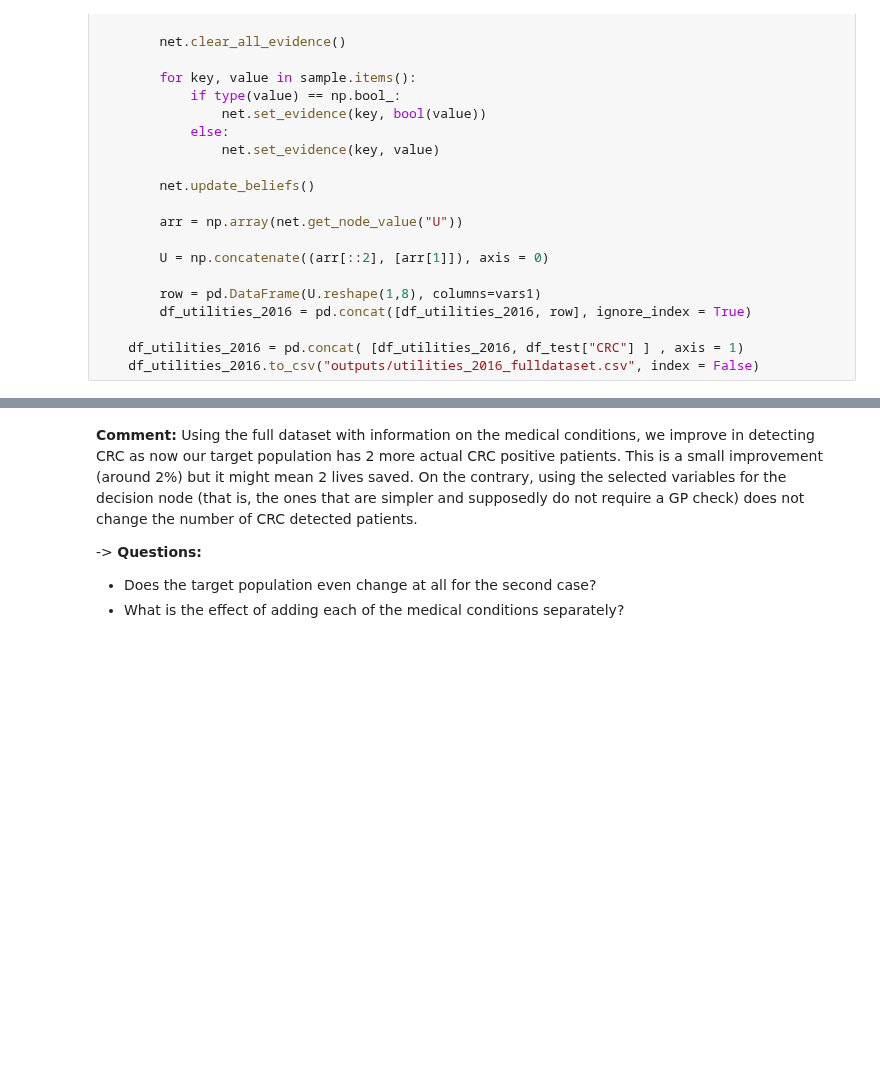
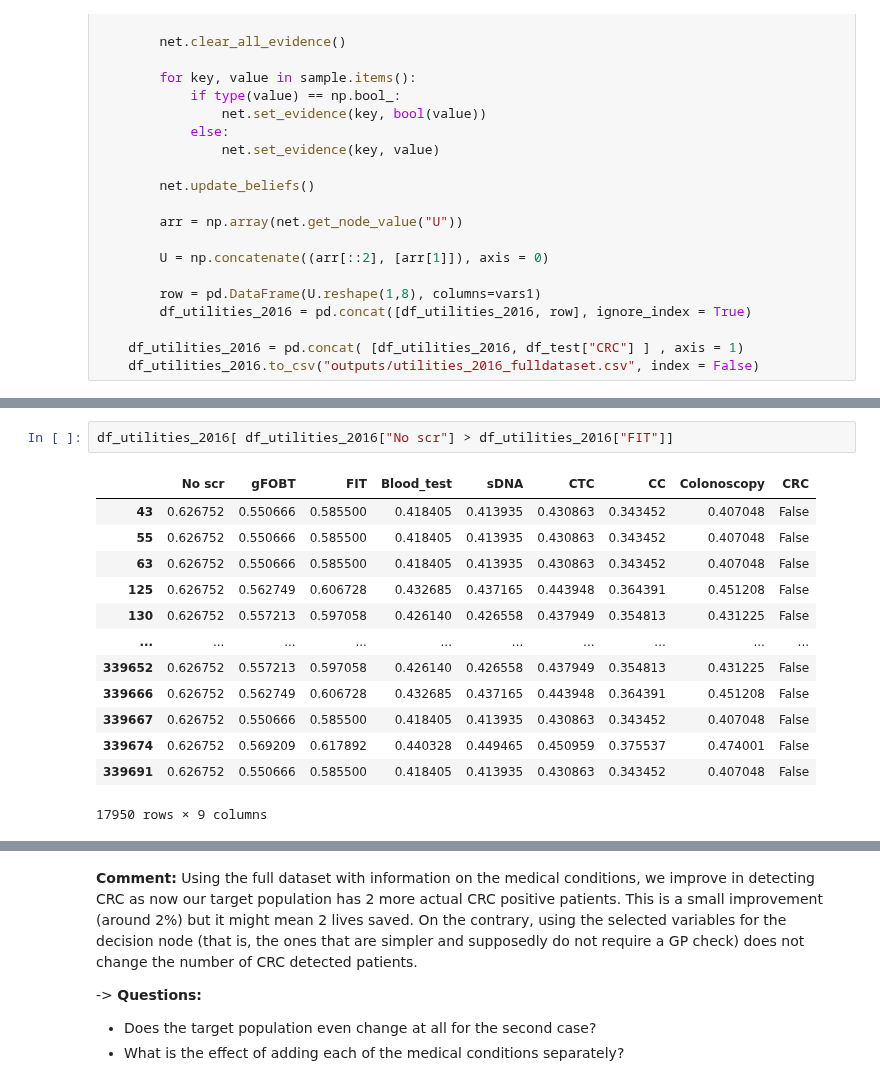
Before and after one commit to DanielCorralesAlonso/Decision_Model_Screening_CRC, a Jupyter notebook: use_cases.ipynb, the cells around one changed output, grey strips where cells are left out. Cells and saved outputs as stored; diff of their text form; blank space fills up the shorter version.

```diff
--- a/use_cases.ipynb
+++ b/use_cases.ipynb
@@ -93,3 +77,19 @@ df_test
+# %%
+df_utilities_2016[ df_utilities_2016["No scr"] > df_utilities_2016["FIT"]]
+# %% [output]
+|  | No scr | gFOBT | FIT | Blood_test | sDNA | CTC | CC | Colonoscopy | CRC |
+| 43 | 0.626752 | 0.550666 | 0.585500 | 0.418405 | 0.413935 | 0.430863 | 0.343452 | 0.407048 | False |
+| 55 | 0.626752 | 0.550666 | 0.585500 | 0.418405 | 0.413935 | 0.430863 | 0.343452 | 0.407048 | False |
+| 63 | 0.626752 | 0.550666 | 0.585500 | 0.418405 | 0.413935 | 0.430863 | 0.343452 | 0.407048 | False |
+| 125 | 0.626752 | 0.562749 | 0.606728 | 0.432685 | 0.437165 | 0.443948 | 0.364391 | 0.451208 | False |
+| 130 | 0.626752 | 0.557213 | 0.597058 | 0.426140 | 0.426558 | 0.437949 | 0.354813 | 0.431225 | False |
+| ... | ... | ... | ... | ... | ... | ... | ... | ... | ... |
+| 339652 | 0.626752 | 0.557213 | 0.597058 | 0.426140 | 0.426558 | 0.437949 | 0.354813 | 0.431225 | False |
+| 339666 | 0.626752 | 0.562749 | 0.606728 | 0.432685 | 0.437165 | 0.443948 | 0.364391 | 0.451208 | False |
+| 339667 | 0.626752 | 0.550666 | 0.585500 | 0.418405 | 0.413935 | 0.430863 | 0.343452 | 0.407048 | False |
+| 339674 | 0.626752 | 0.569209 | 0.617892 | 0.440328 | 0.449465 | 0.450959 | 0.375537 | 0.474001 | False |
+| 339691 | 0.626752 | 0.550666 | 0.585500 | 0.418405 | 0.413935 | 0.430863 | 0.343452 | 0.407048 | False |
+17950 rows × 9 columns
 # %%
 df_selected_current_strategy = df_test[df_test["Age"] == "age_5_old_adult"]
 tot_num_patients = df_selected_current_strategy.shape[0]
```
Also changed, not shown: parts of 2 cells of this notebook, 17 other files.
